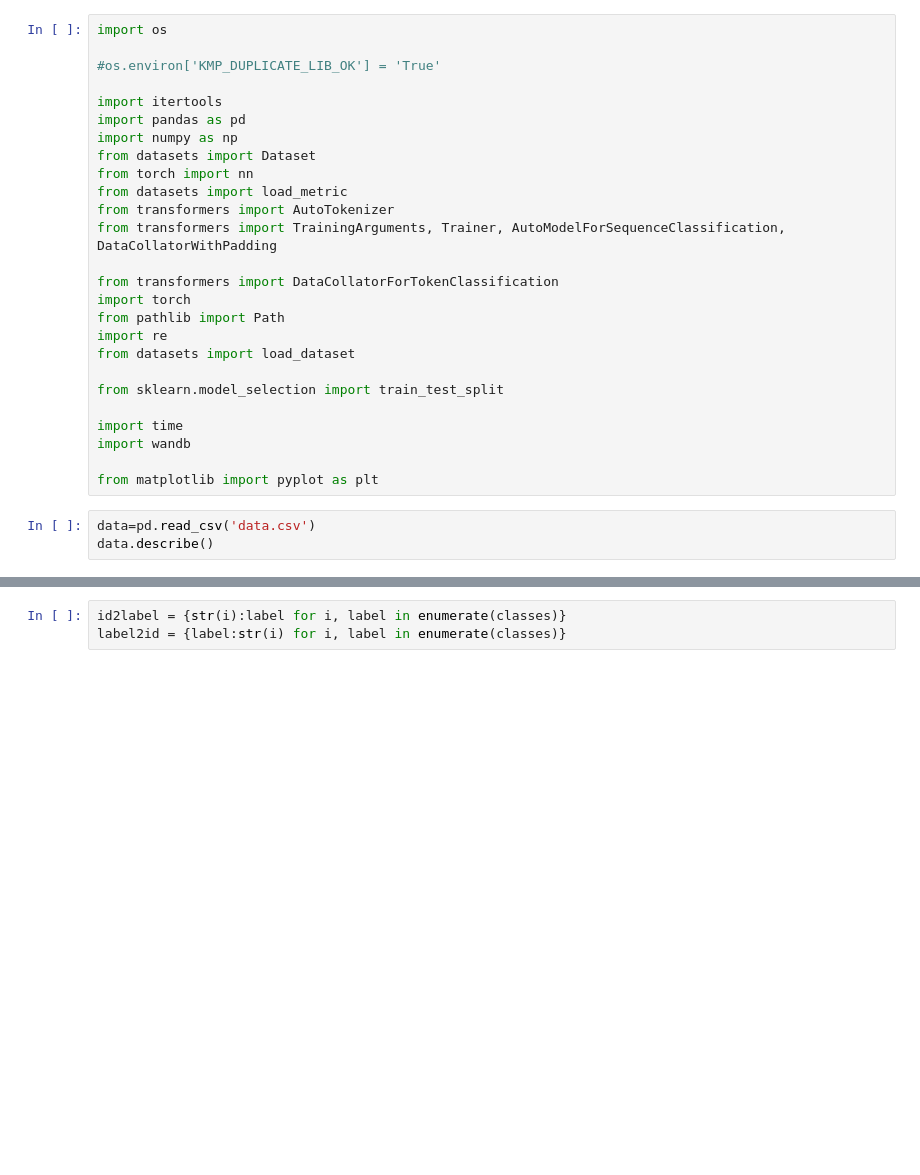
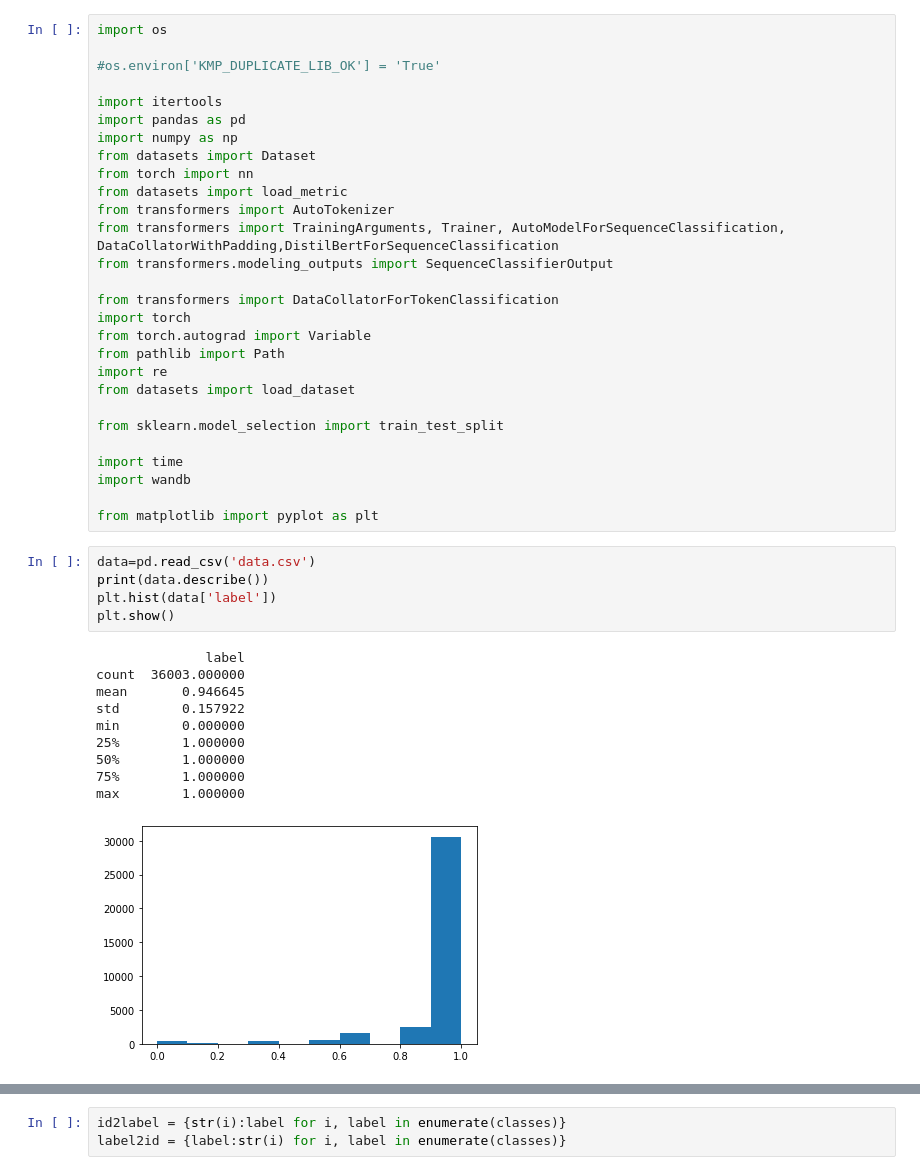
Before and after one commit to dkagramanyan/Text_visualize_classify, a Jupyter notebook: text_classify.ipynb, the cells around one changed output, grey strips where cells are left out. Drawn from its saved outputs; the diff is of its cells as text; blank space fills up the shorter version.

```diff
--- a/text_classify.ipynb
+++ b/text_classify.ipynb
@@ -10,10 +10,12 @@ from datasets import Dataset
 from torch import nn
 from datasets import load_metric
 from transformers import AutoTokenizer
-from transformers import TrainingArguments, Trainer, AutoModelForSequenceClassification, DataCollatorWithPadding
+from transformers import TrainingArguments, Trainer, AutoModelForSequenceClassification, DataCollatorWithPadding,DistilBertForSequenceClassification
+from transformers.modeling_outputs import SequenceClassifierOutput
 
 from transformers import DataCollatorForTokenClassification
 import torch
+from torch.autograd import Variable
 from pathlib import Path
 import re
 from datasets import load_dataset
@@ -26,4 +28,17 @@ import wandb
 from matplotlib import pyplot as plt
 # %%
 data=pd.read_csv('data.csv')
-data.describe()
+print(data.describe())
+plt.hist(data['label'])
+plt.show()
+# %% [output]
+              label
+count  36003.000000
+mean       0.946645
+std        0.157922
+min        0.000000
+25%        1.000000
+50%        1.000000
+75%        1.000000
+max        1.000000
+[figure, added]
```
Also changed, not shown: parts of 14 cells of this notebook, 1 other file.
